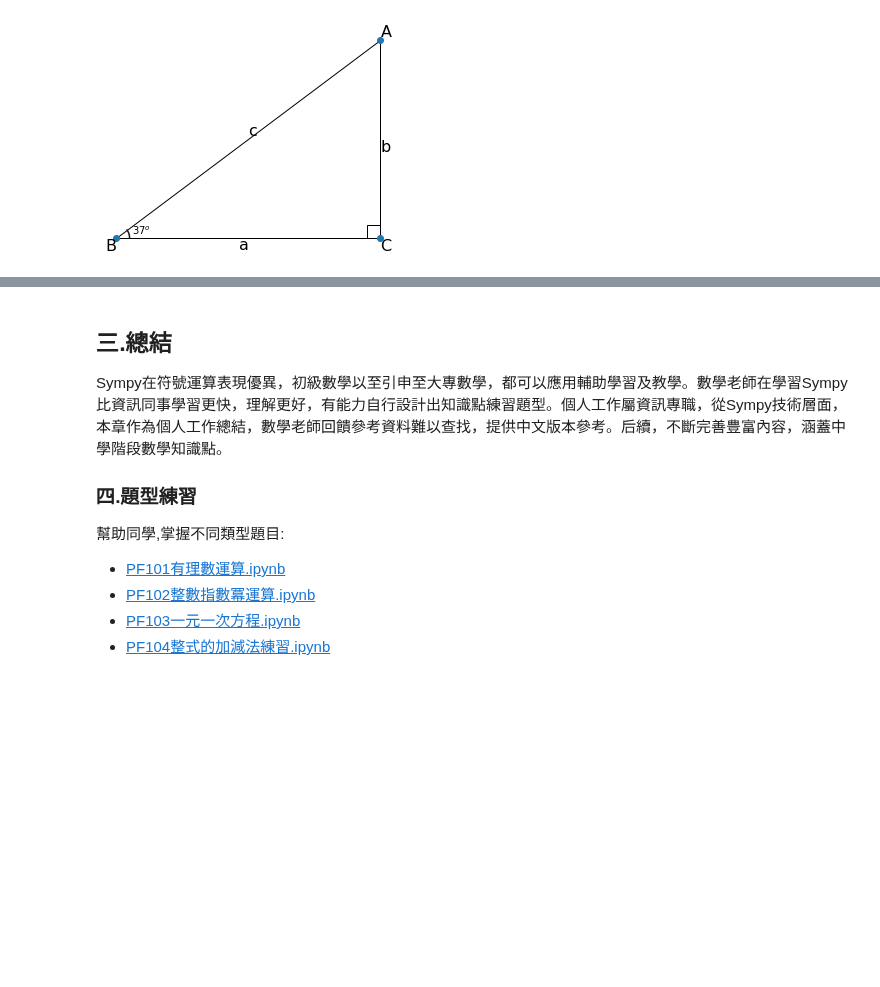
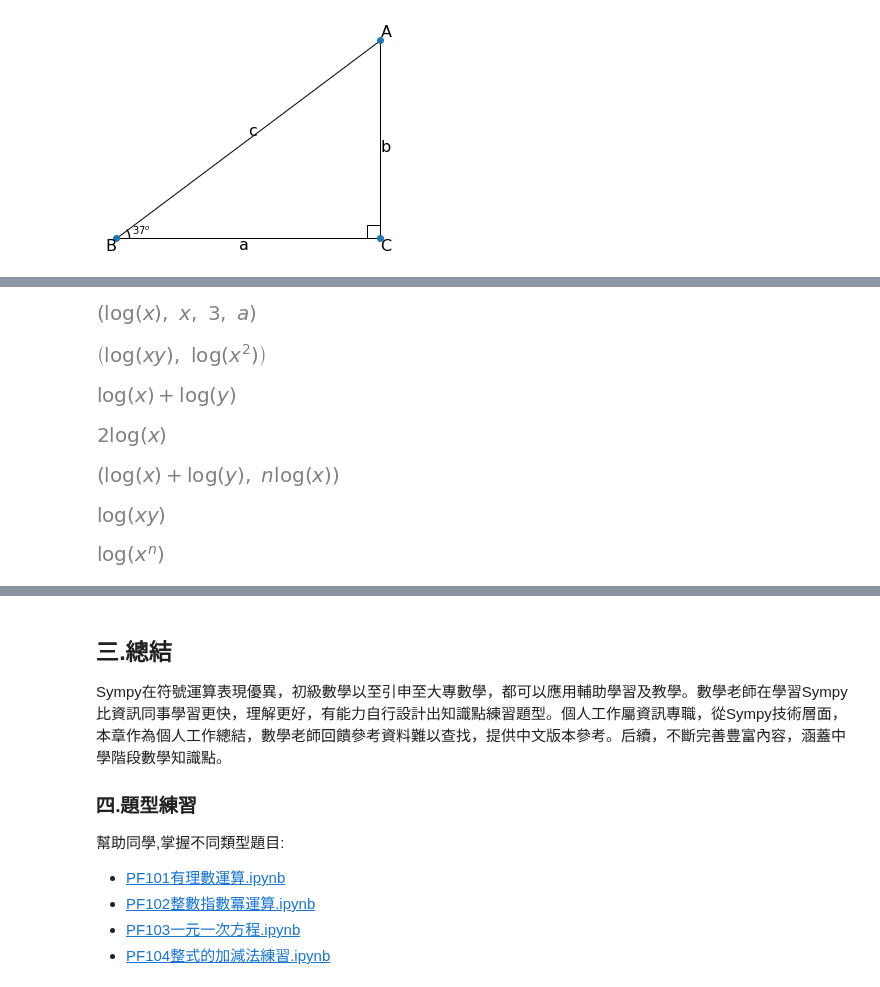
Before and after one commit to eddylin2015/mathsym, a Jupyter notebook: README.ipynb, the cells around one changed output, grey strips where cells are left out. Drawn from its saved outputs; the diff is of its cells as text; code cells hidden in the pictures; blank space fills up the shorter version.

```diff
--- a/README.ipynb
+++ b/README.ipynb
@@ -387,0 +406,39 @@ plt.show()
+# %%
+from sympy import *
+from sympy import I, pi, E
+x,y,z = symbols('x,y,z',positive=True)
+a, n = symbols('a n',real=True)
+# 1.基礎
+display(( ln(x)  , log(E**x), log(8,2), E**(ln(a)) ))
+# %% [output]
+[figure, added]
+# %%
+#2.運算  expand_log  log(x*y)=log(x)+log(y)   log(x**n)=n* log(x)
+expr1=log(x*y)
+expr2=log(x**2)
+display((expr1, expr2))
+# %% [output]
+[figure, added]
+# %%
+expand_log(expr1)
+# %% [output]
+[figure, added]
+# %%
+expand_log(expr2,force=True)
+# %% [output]
+[figure, added]
+# %%
+#3. 簡化 logcombine
+expr1=log(x)+log(y)
+expr2=n* log(x)
+display((expr1,expr2))
+# %% [output]
+[figure, added]
+# %%
+logcombine(expr1)
+# %% [output]
+[figure, added]
+# %%
+logcombine(expr2  )
+# %% [output]
+[figure, added]
```
Also changed, not shown: parts of 9 cells of this notebook, 1 other file.
